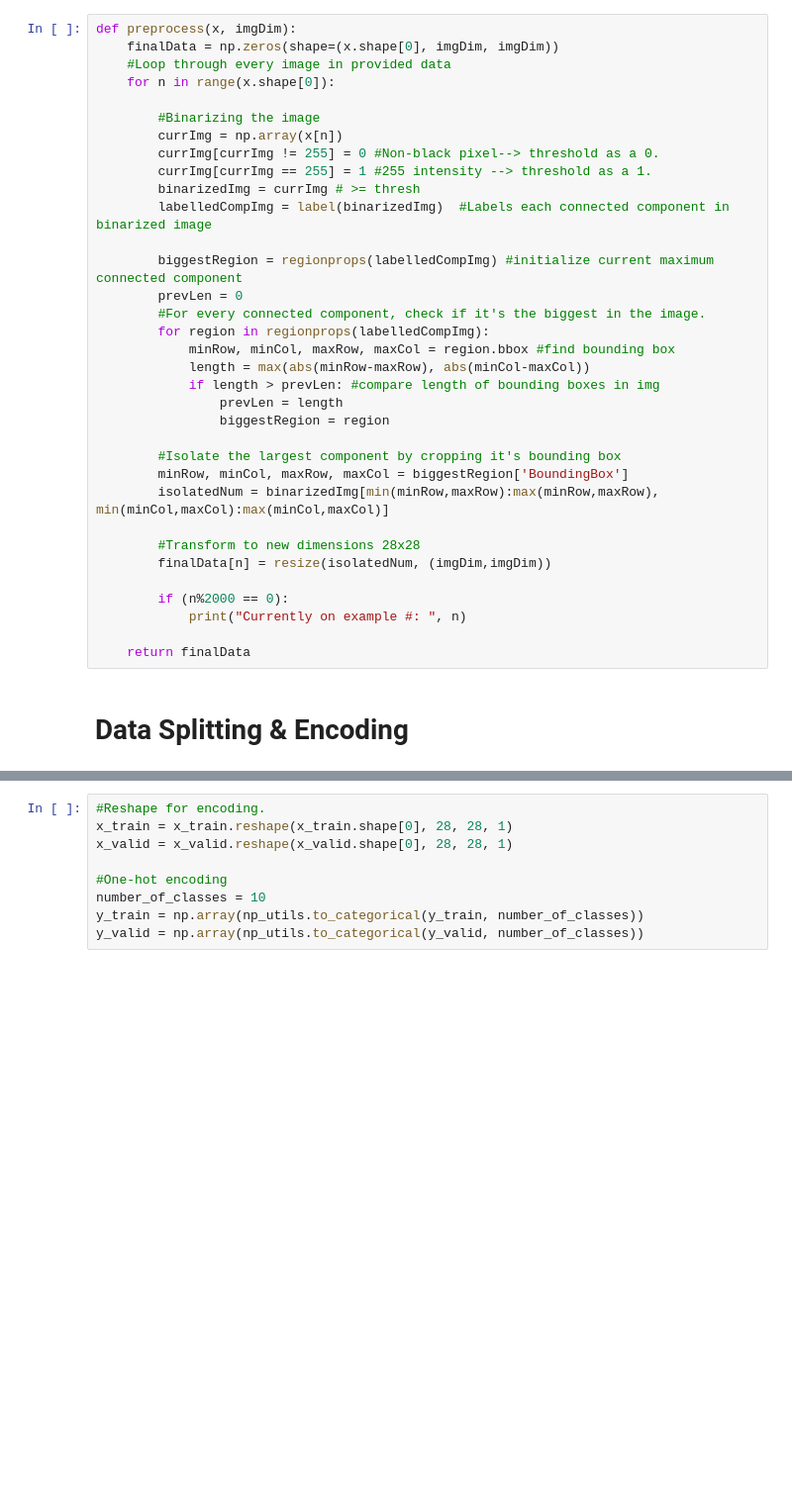
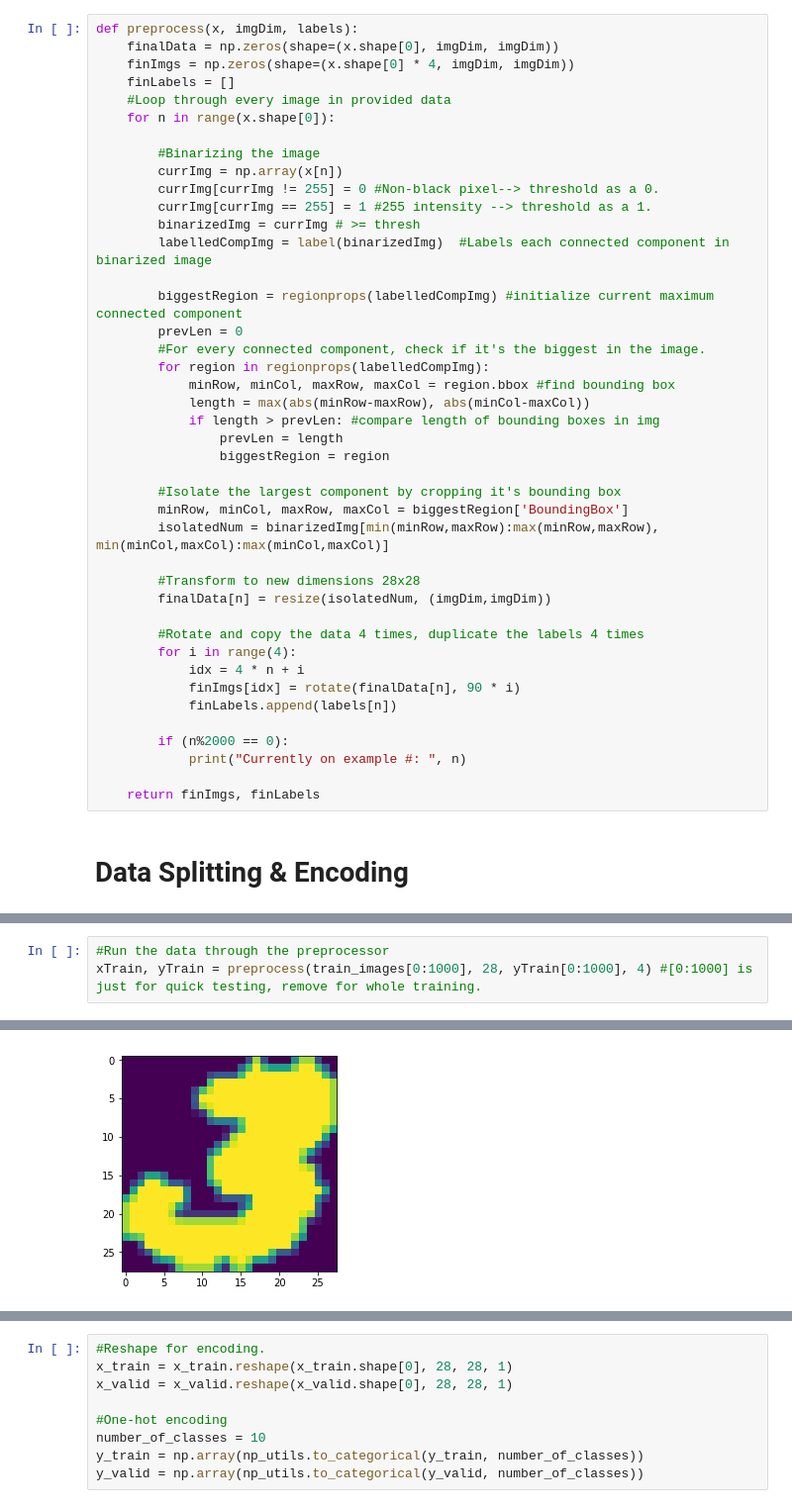
Before and after one commit to parthkhanna150/MNIST_Image_Classifier, a Jupyter notebook: example-to-load-data.ipynb, the cells around one changed output, grey strips where cells are left out. Shown at 99% size. Saved outputs shown, nothing was run; the diff lists cells and outputs as text; blank space fills up the shorter version.

```diff
--- a/example-to-load-data.ipynb
+++ b/example-to-load-data.ipynb
@@ -66,8 +66,10 @@ Using TensorFlow backend.
 # %% [markdown]
 # Preprocessing
 # %%
-def preprocess(x, imgDim):
+def preprocess(x, imgDim, labels):
     finalData = np.zeros(shape=(x.shape[0], imgDim, imgDim))
+    finImgs = np.zeros(shape=(x.shape[0] * 4, imgDim, imgDim))
+    finLabels = []
     #Loop through every image in provided data
     for n in range(x.shape[0]):
 
@@ -95,10 +97,16 @@ def preprocess(x, imgDim):
         #Transform to new dimensions 28x28
         finalData[n] = resize(isolatedNum, (imgDim,imgDim))
 
+        #Rotate and copy the data 4 times, duplicate the labels 4 times
+        for i in range(4):
+            idx = 4 * n + i
+            finImgs[idx] = rotate(finalData[n], 90 * i)
+            finLabels.append(labels[n])
+
         if (n%2000 == 0):
             print("Currently on example #: ", n)
 
-    return finalData
+    return finImgs, finLabels
 # %% [markdown]
 # Data Splitting & Encoding
 # %%
@@ -126,0 +120,4 @@ Currently on example #:  0
+# %%
+#Run the data through the preprocessor
+xTrain, yTrain = preprocess(train_images[0:1000], 28, yTrain[0:1000], 4) #[0:1000] is just for quick testing, remove for whole training.
+# %% [output]
@@ -126,0 +127 @@ Currently on example #:  0
+[figure, added]
```
Also changed, not shown: parts of 9 cells of this notebook.
